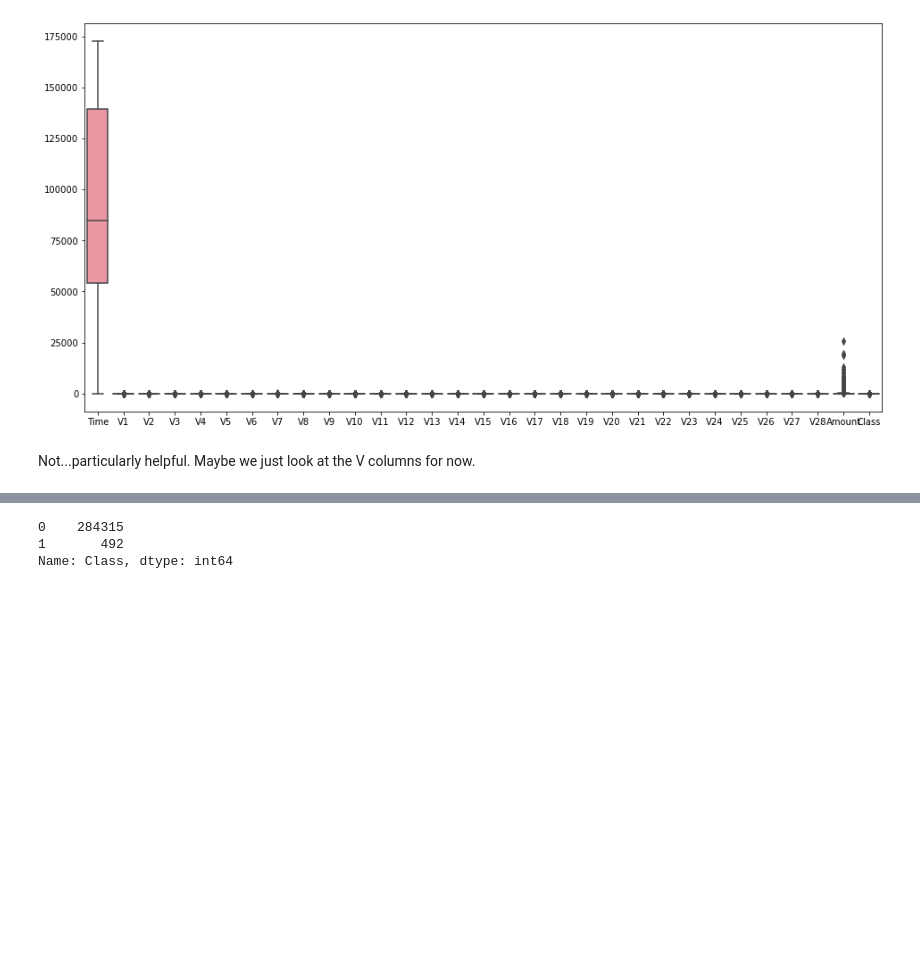
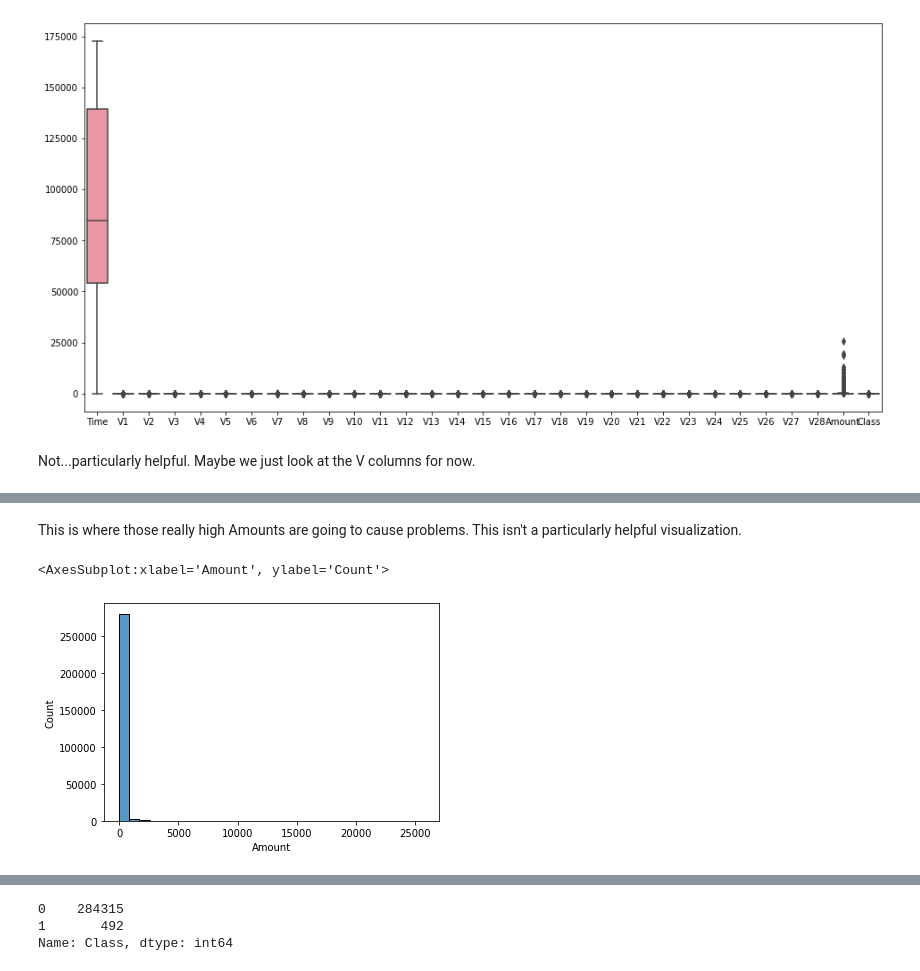
Before and after one commit to robertpreseau/EDA-Modeling-CreditCardFraud, a Jupyter notebook: Credit Card Fraud.ipynb, the cells around one changed output, grey strips where cells are left out. Cells and saved outputs as stored; diff of their text form; code cells hidden in the pictures; blank space fills up the shorter version.

```diff
--- a/Credit Card Fraud.ipynb
+++ b/Credit Card Fraud.ipynb
@@ -97,0 +114,7 @@ Well...it's different. Lots of outliers and lots of super tiny IQR fences. This
+# %% [markdown]
+This is where those really high Amounts are going to cause problems. This isn't a particularly helpful visualization.
+# %%
+sns.histplot(data=df['Amount'], bins=30)
+# %% [output]
+<AxesSubplot:xlabel='Amount', ylabel='Count'>
+[figure, added]
```
Also changed, not shown: parts of 22 cells of this notebook.
